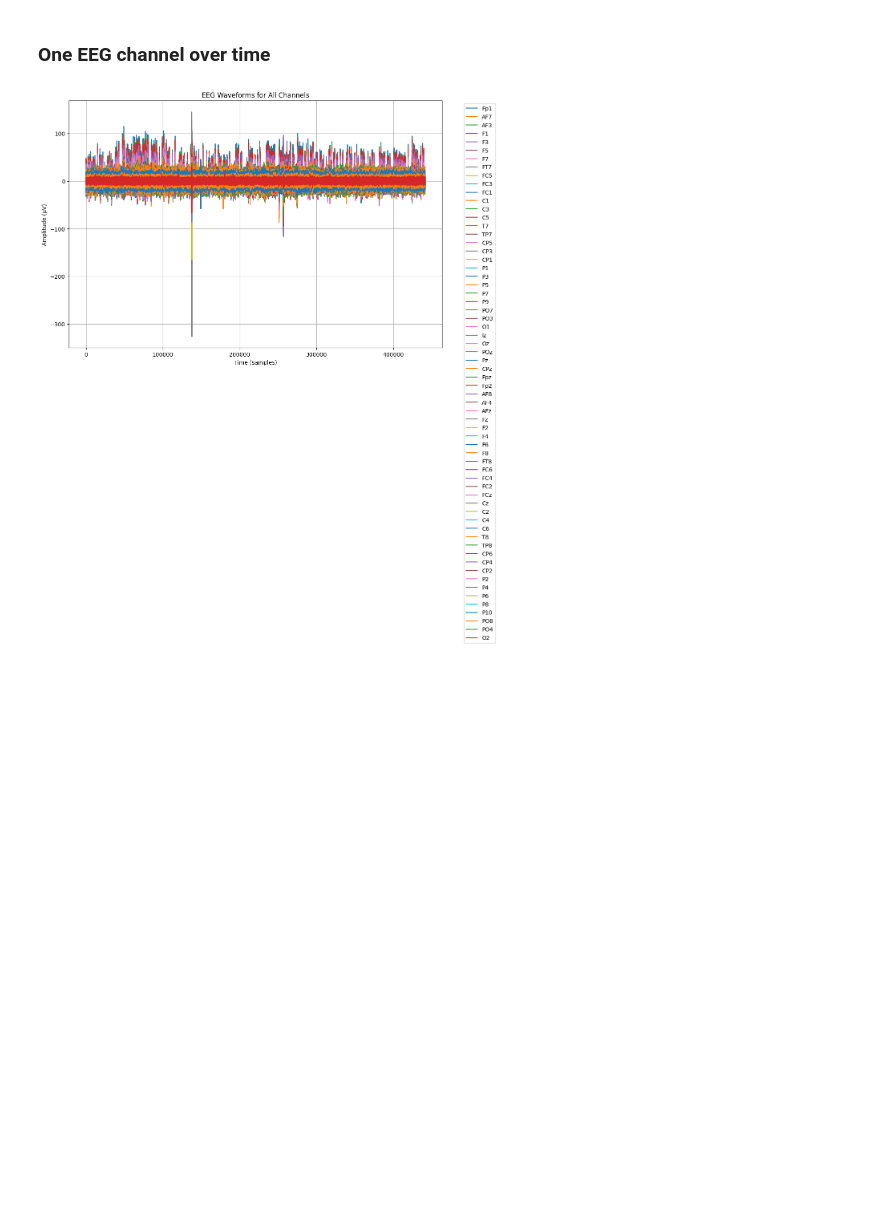
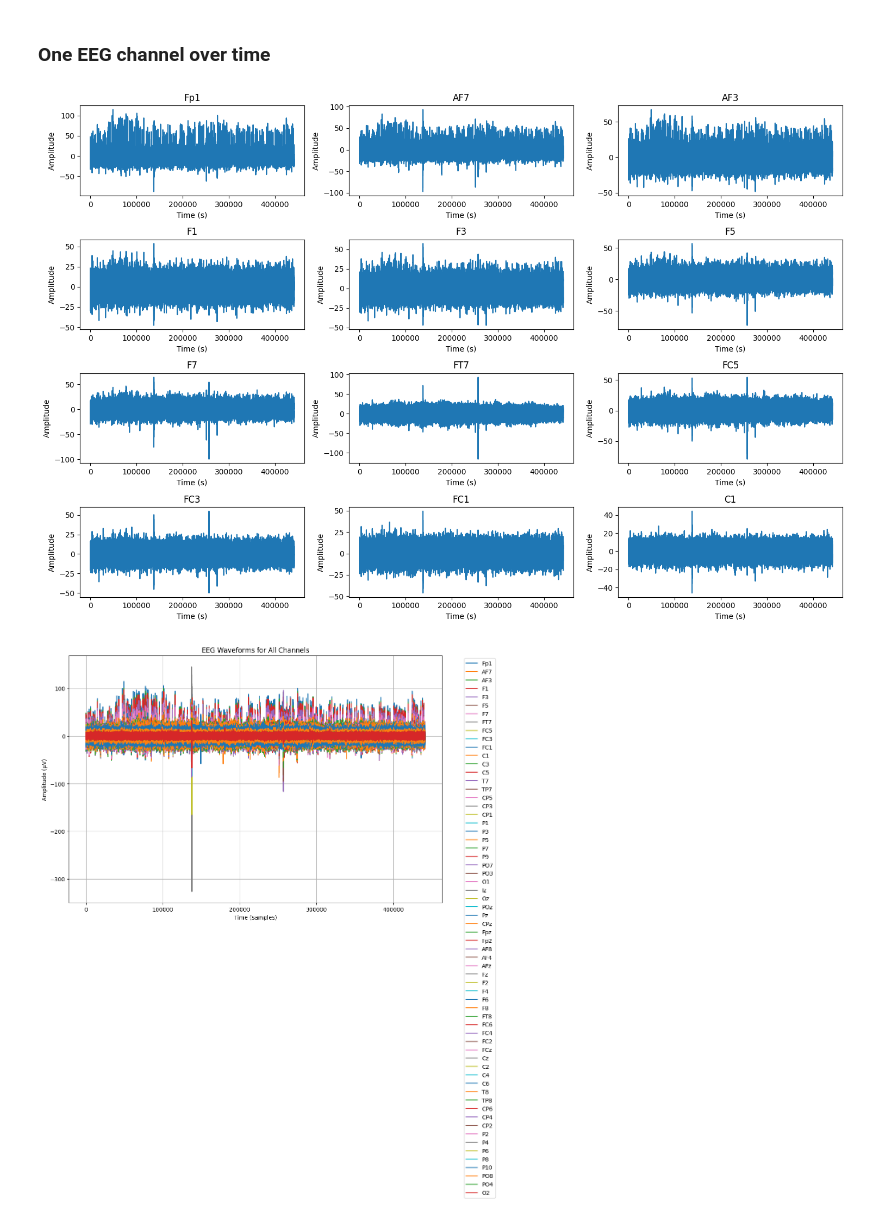
Before and after one commit to Ssalijoshua/Regulation-of-arousal-, a Jupyter notebook: eda-code.ipynb, the cells around one changed output. Saved outputs shown, nothing was run; the diff lists cells and outputs as text; code cells hidden in the pictures; blank space fills up the shorter version.

```diff
--- a/eda-code.ipynb
+++ b/eda-code.ipynb
@@ -267,6 +329,37 @@ print("Sampling Rate:", sampling_rate)
 Sampling Rate: [[256.]]
 # %% [markdown]
 ### One EEG channel over time
+# %%
+import numpy as np
+import pandas as pd
+import matplotlib.pyplot as plt
+
+# Example: Let's assume eeg_data is a pandas DataFrame
+# eeg_data = pd.DataFrame(np.random.randn(441421, 12), columns=['Fp1', 'AF7', 'AF3', 'F1', 'F3', 'F5', 'F7', 'FT7', 'FC5', 'FC3', 'FC1', 'C1'])
+
+# Select first 12 channels using iloc
+selected_channels = eeg_data.iloc[:, :12]
+
+# Create time axis based on the number of rows in the data
+time = np.arange(selected_channels.shape[0])  # Adjust to the number of rows in eeg_data
+
+# Plot the selected channels
+plt.figure(figsize=(15, 10))
+
+channels = selected_channels.columns
+
+for i, channel in enumerate(channels):
+    plt.subplot(4, 3, i + 1)  # Create a 4x3 grid of subplots
+    plt.plot(time, selected_channels[channel])  # Plot each channel's data
+    plt.title(channel)
+    plt.xlabel('Time (s)')
+    plt.ylabel('Amplitude')
+
+plt.tight_layout()  # Adjust spacing between subplots
+plt.savefig("channels_v_time.png")
+plt.show()
+# %% [output]
+[figure, added]
 # %%
 import matplotlib.pyplot as plt
 import pandas as pd
```
Also changed, not shown: parts of 25 cells of this notebook.
